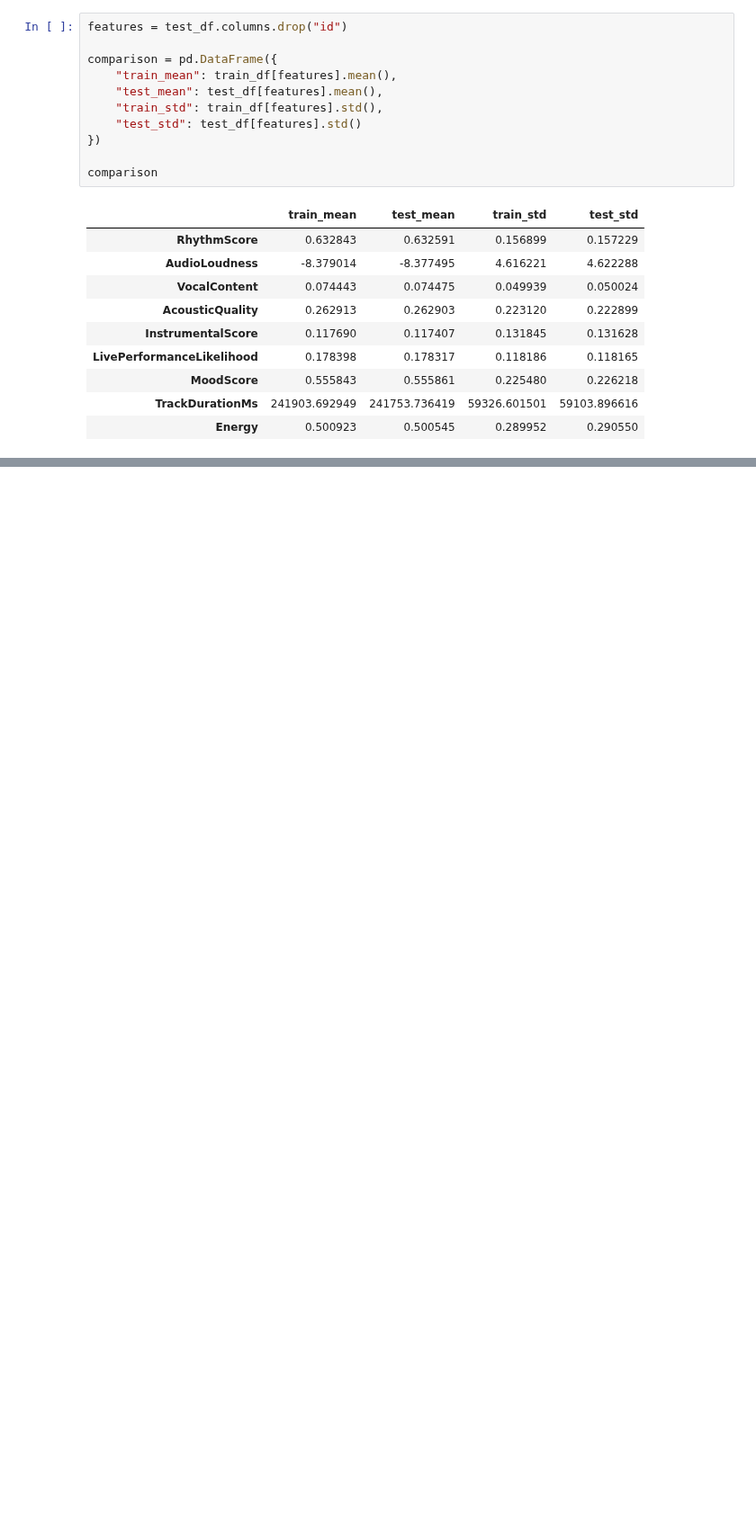
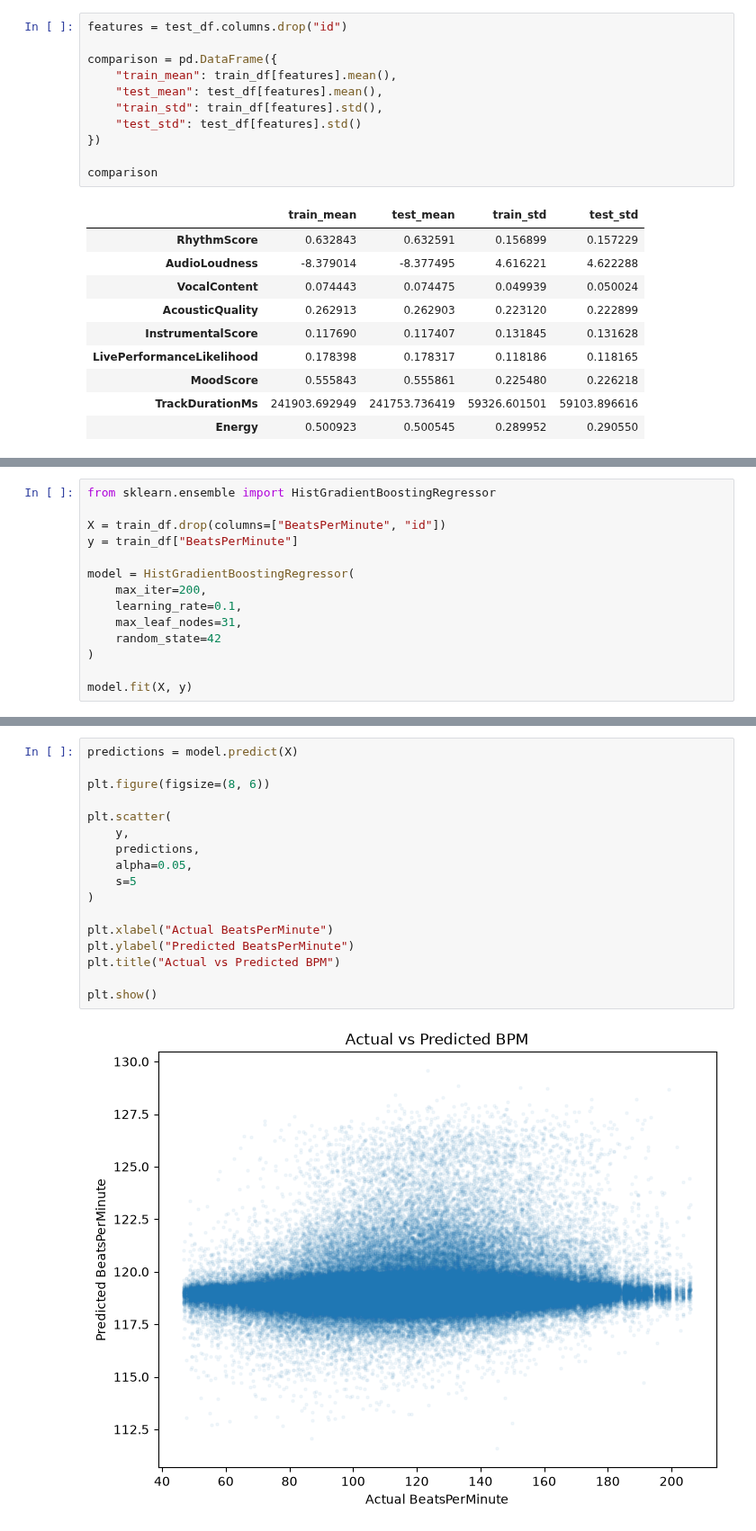
Before and after one commit to HashAlike/Predicting-the-BPM-of-Songs, a Jupyter notebook: notebooks/exploration.ipynb, the cells around one changed output, grey strips where cells are left out. Shown at 90% size. Drawn from its saved outputs; the diff is of its cells as text; blank space fills up the shorter version.

Commit message:
Complete BPM prediction pipeline

```diff
--- a/notebooks/exploration.ipynb
+++ b/notebooks/exploration.ipynb
@@ -175,0 +197,14 @@ comparison
+# %%
+from sklearn.ensemble import HistGradientBoostingRegressor
+
+X = train_df.drop(columns=["BeatsPerMinute", "id"])
+y = train_df["BeatsPerMinute"]
+
+model = HistGradientBoostingRegressor(
+    max_iter=200,
+    learning_rate=0.1,
+    max_leaf_nodes=31,
+    random_state=42
+)
+
+model.fit(X, y)
@@ -175,0 +306,19 @@ comparison
+# %%
+predictions = model.predict(X)
+
+plt.figure(figsize=(8, 6))
+
+plt.scatter(
+    y,
+    predictions,
+    alpha=0.05,
+    s=5
+)
+
+plt.xlabel("Actual BeatsPerMinute")
+plt.ylabel("Predicted BeatsPerMinute")
+plt.title("Actual vs Predicted BPM")
+
+plt.show()
+# %% [output]
+[figure, added]
```
Also changed, not shown: parts of 9 cells of this notebook, 5 other files.
